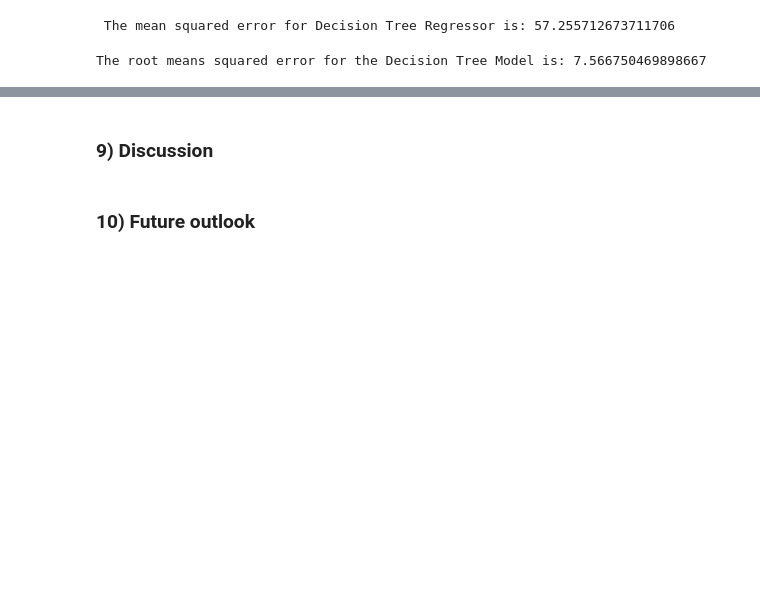
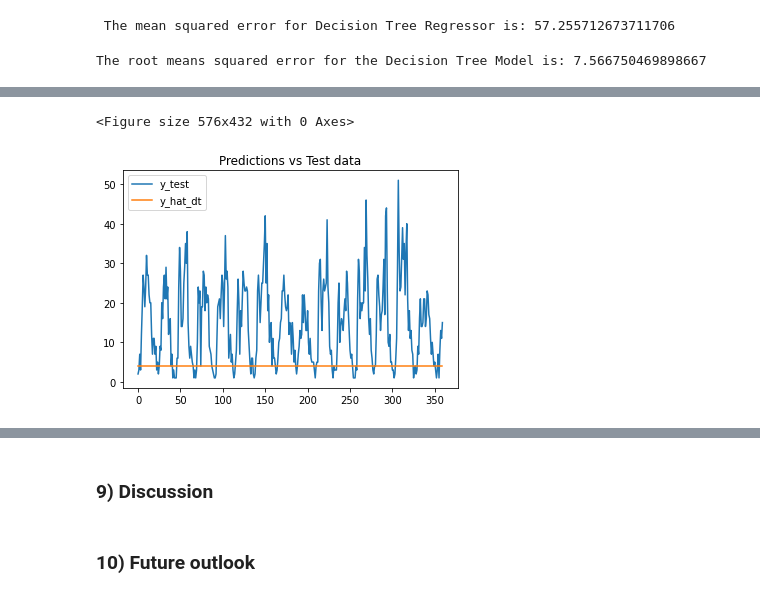
Before and after one commit to vincm1/UK_accidents, a Jupyter notebook: Final_assignment_Big_Data_for_Decision_Making_(2021_22_BNK432_NO02_A).ipynb, the cells around one changed output, grey strips where cells are left out. Cells and saved outputs as stored; diff of their text form; code cells hidden in the pictures; blank space fills up the shorter version.

```diff
--- a/Final_assignment_Big_Data_for_Decision_Making_(2021_22_BNK432_NO02_A).ipynb
+++ b/Final_assignment_Big_Data_for_Decision_Making_(2021_22_BNK432_NO02_A).ipynb
@@ -647,0 +632,6 @@ y_test_df
+# %%
+grid_search_dt = GridSearchCV(dt,param_grid_dt,cv=10, scoring='neg_mean_squared_error', return_train_score=True)
+# %%
+grid_search_dt.fit(X_train,y_train)
+cv_dt_df = pd.DataFrame(grid_search_dt.cv_results_)
+cv_dt_df[["params","mean_test_score","mean_train_score"]].head()
@@ -647,0 +664,7 @@ y_test_df
+# %%
+best_dt = grid_search_dt.best_estimator_
+yhat_dt = best_dt.predict(X_test)
+
+final_mse_dt = mean_squared_error(y_test, yhat_dt)
+final_rmse_dt = np.sqrt(final_mse_dt)
+final_rmse_dt
@@ -647,0 +678,5 @@ y_test_df
+# %%
+dt_eval = []
+dt_eval = pd.DataFrame(columns=["y_test","y_hat_dt"])
+dt_eval["y_test"] = y_test["Count"]
+dt_eval["y_hat_dt"] = yhat_dt[0]
@@ -647,0 +699,8 @@ y_test_df
+# %%
+plt.figure(figsize=(8,6))
+dt_eval[0:360].plot()
+plt.title("Predictions vs Test data")
+plt.show()
+# %% [output]
+<Figure size 576x432 with 0 Axes>
+[figure, added]
```
Also changed, not shown: parts of 19 cells of this notebook.
